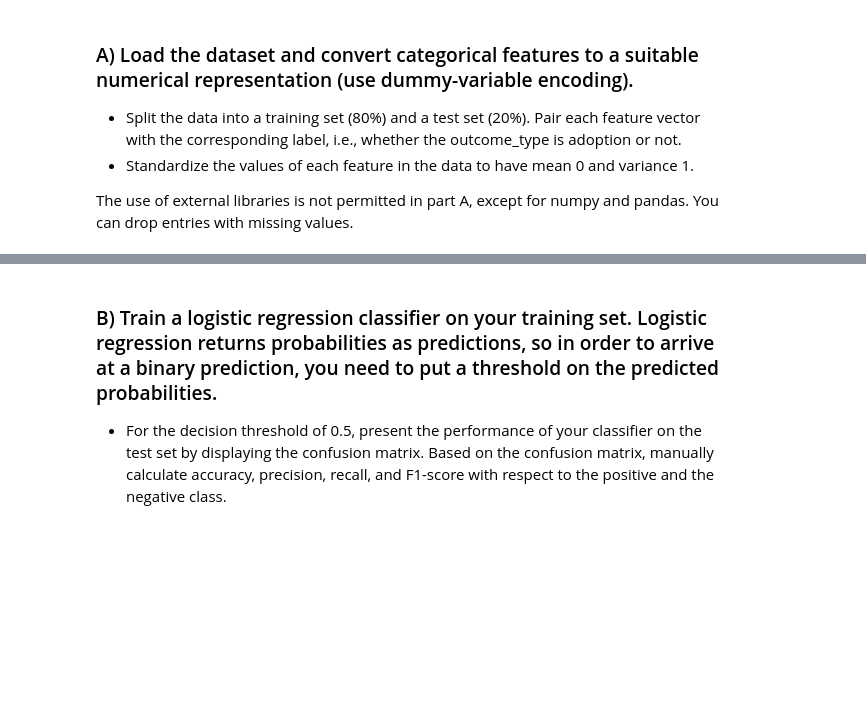
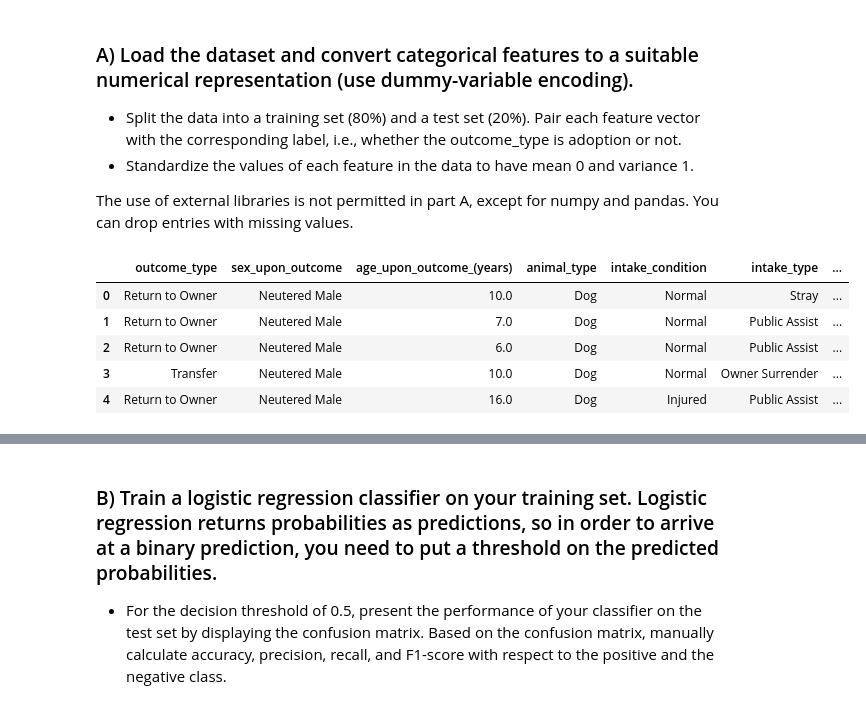
Before and after one commit to Zhang-XC/ADA2023, a Jupyter notebook: Exercises/07 - Learning from data - Applied machine learning/AppliedML.ipynb, the cells around one changed output, grey strips where cells are left out. Saved outputs shown, nothing was run; the diff lists cells and outputs as text; code cells hidden in the pictures; blank space fills up the shorter version.

```diff
--- a/Exercises/07 - Learning from data - Applied machine learning/AppliedML.ipynb
+++ b/Exercises/07 - Learning from data - Applied machine learning/AppliedML.ipynb
@@ -38,5 +38,13 @@ You can drop entries with missing values.
 # %%
 columns = ['animal_type', 'intake_year', 'intake_condition', 'intake_number', 'intake_type', 'sex_upon_intake', \
           'age_upon_intake_(years)', 'time_in_shelter_days', 'sex_upon_outcome', 'age_upon_outcome_(years)', \
           'outcome_type']
 original_data = pd.read_csv(data_folder+'aac_intakes_outcomes.csv', usecols=columns)
+original_data.head()
+# %% [output]
+|  | outcome_type | sex_upon_outcome | age_upon_outcome_(years) | animal_type | intake_condition | intake_type | ... |
+| 0 | Return to Owner | Neutered Male | 10.0 | Dog | Normal | Stray | ... |
+| 1 | Return to Owner | Neutered Male | 7.0 | Dog | Normal | Public Assist | ... |
+| 2 | Return to Owner | Neutered Male | 6.0 | Dog | Normal | Public Assist | ... |
+| 3 | Transfer | Neutered Male | 10.0 | Dog | Normal | Owner Surrender | ... |
+| 4 | Return to Owner | Neutered Male | 16.0 | Dog | Injured | Public Assist | ... |
```
Also changed, not shown: parts of 9 cells of this notebook.
